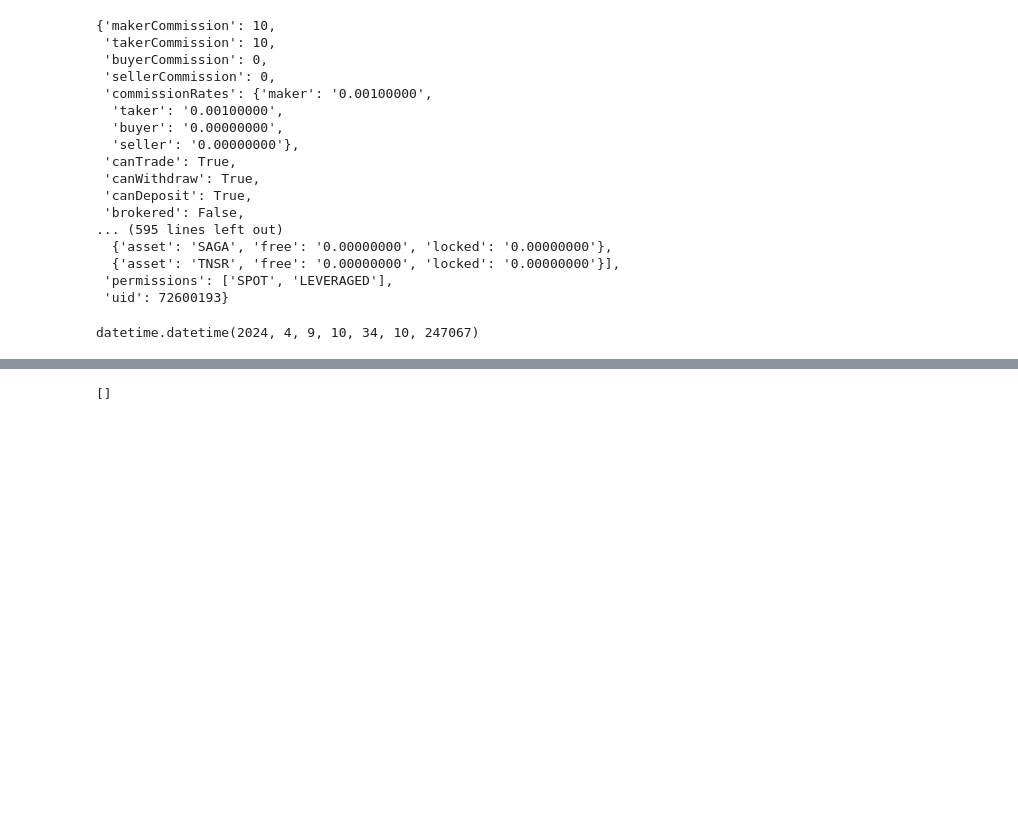
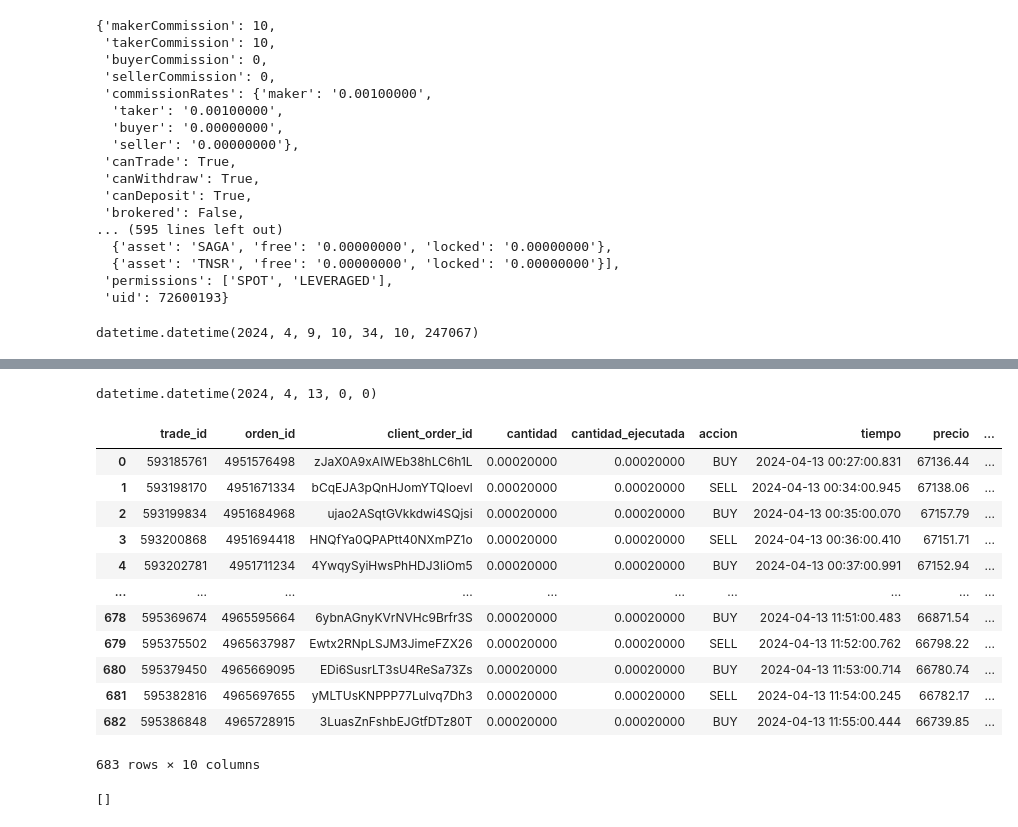
Before and after one commit to Tinmarian/tradingbot, a Jupyter notebook: scripts/SPOT_DERIVATIVES/IMPLEMENTATIONS/V1_Derivatives_BTC_stream_1m.ipynb, the cells around one changed output, grey strips where cells are left out. Saved outputs shown, nothing was run; the diff lists cells and outputs as text; code cells hidden in the pictures; blank space fills up the shorter version.

Commit message:
Última actualización del bot en spot: mejorando los logs de cada trade y manejo de errores del bot

```diff
--- a/scripts/SPOT_DERIVATIVES/IMPLEMENTATIONS/V1_Derivatives_BTC_stream_1m.ipynb
+++ b/scripts/SPOT_DERIVATIVES/IMPLEMENTATIONS/V1_Derivatives_BTC_stream_1m.ipynb
@@ -300,0 +316,20 @@ KeyboardInterrupt:
+# %%
+datetime.strptime(str(entry_time)[:10],'%Y-%m-%d')
+# %% [output]
+datetime.datetime(2024, 4, 13, 0, 0)
+# %%
+df_logs
+# %% [output]
+|  | trade_id | orden_id | client_order_id | cantidad | cantidad_ejecutada | accion | tiempo | precio | ... |
+| 0 | 593185761 | 4951576498 | zJaX0A9xAIWEb38hLC6h1L | 0.00020000 | 0.00020000 | BUY | 2024-04-13 00:27:00.831 | 67136.44 | ... |
+| 1 | 593198170 | 4951671334 | bCqEJA3pQnHJomYTQIoevl | 0.00020000 | 0.00020000 | SELL | 2024-04-13 00:34:00.945 | 67138.06 | ... |
+| 2 | 593199834 | 4951684968 | ujao2ASqtGVkkdwi4SQjsi | 0.00020000 | 0.00020000 | BUY | 2024-04-13 00:35:00.070 | 67157.79 | ... |
+| 3 | 593200868 | 4951694418 | HNQfYa0QPAPtt40NXmPZ1o | 0.00020000 | 0.00020000 | SELL | 2024-04-13 00:36:00.410 | 67151.71 | ... |
+| 4 | 593202781 | 4951711234 | 4YwqySyiHwsPhHDJ3liOm5 | 0.00020000 | 0.00020000 | BUY | 2024-04-13 00:37:00.991 | 67152.94 | ... |
+| ... | ... | ... | ... | ... | ... | ... | ... | ... | ... |
+| 678 | 595369674 | 4965595664 | 6ybnAGnyKVrNVHc9Brfr3S | 0.00020000 | 0.00020000 | BUY | 2024-04-13 11:51:00.483 | 66871.54 | ... |
+| 679 | 595375502 | 4965637987 | Ewtx2RNpLSJM3JimeFZX26 | 0.00020000 | 0.00020000 | SELL | 2024-04-13 11:52:00.762 | 66798.22 | ... |
+| 680 | 595379450 | 4965669095 | EDi6SusrLT3sU4ReSa73Zs | 0.00020000 | 0.00020000 | BUY | 2024-04-13 11:53:00.714 | 66780.74 | ... |
+| 681 | 595382816 | 4965697655 | yMLTUsKNPPP77Lulvq7Dh3 | 0.00020000 | 0.00020000 | SELL | 2024-04-13 11:54:00.245 | 66782.17 | ... |
+| 682 | 595386848 | 4965728915 | 3LuasZnFshbEJGtfDTz80T | 0.00020000 | 0.00020000 | BUY | 2024-04-13 11:55:00.444 | 66739.85 | ... |
+683 rows × 10 columns
```
Also changed, not shown: parts of 3 cells of this notebook, 4 other files.
